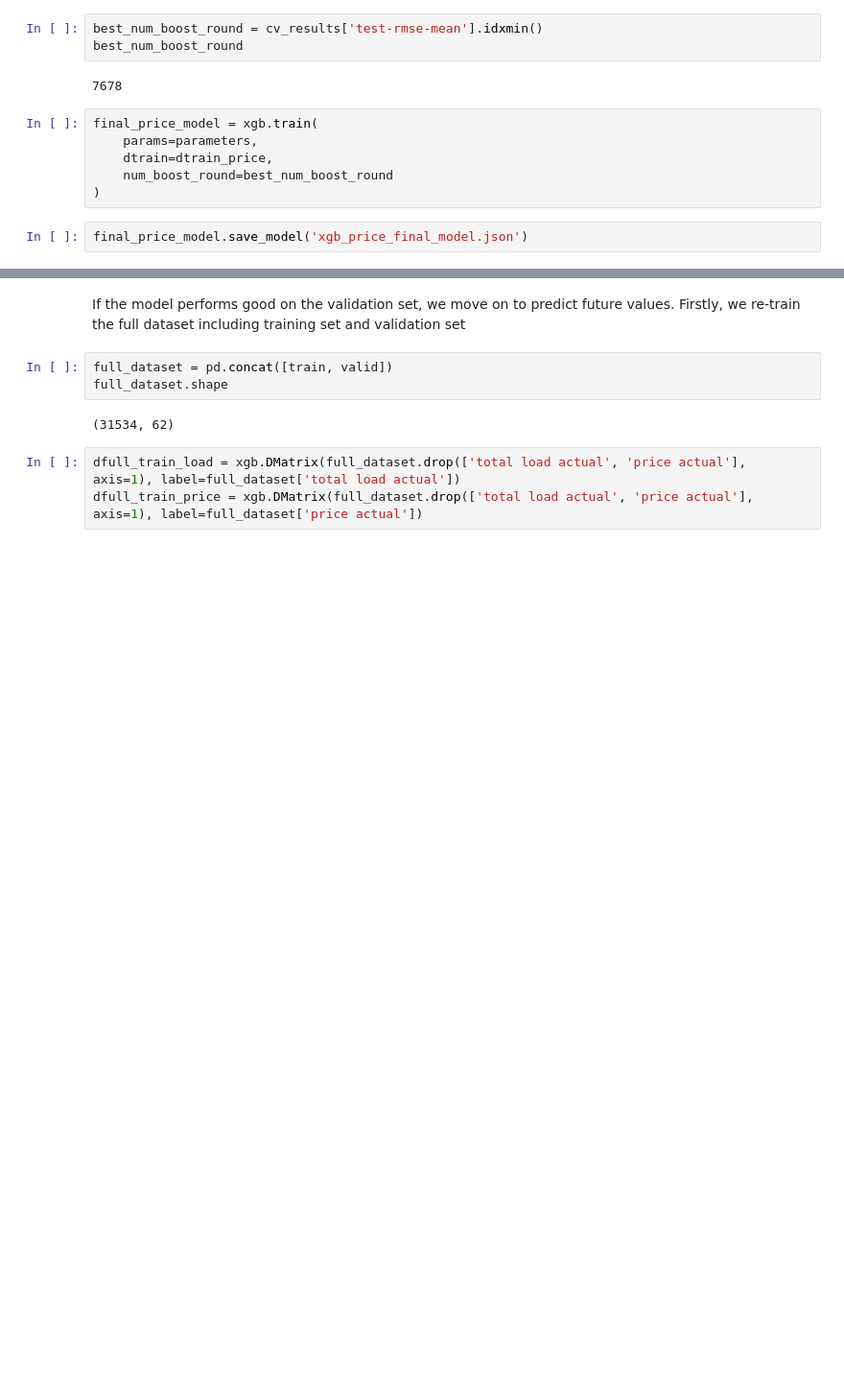
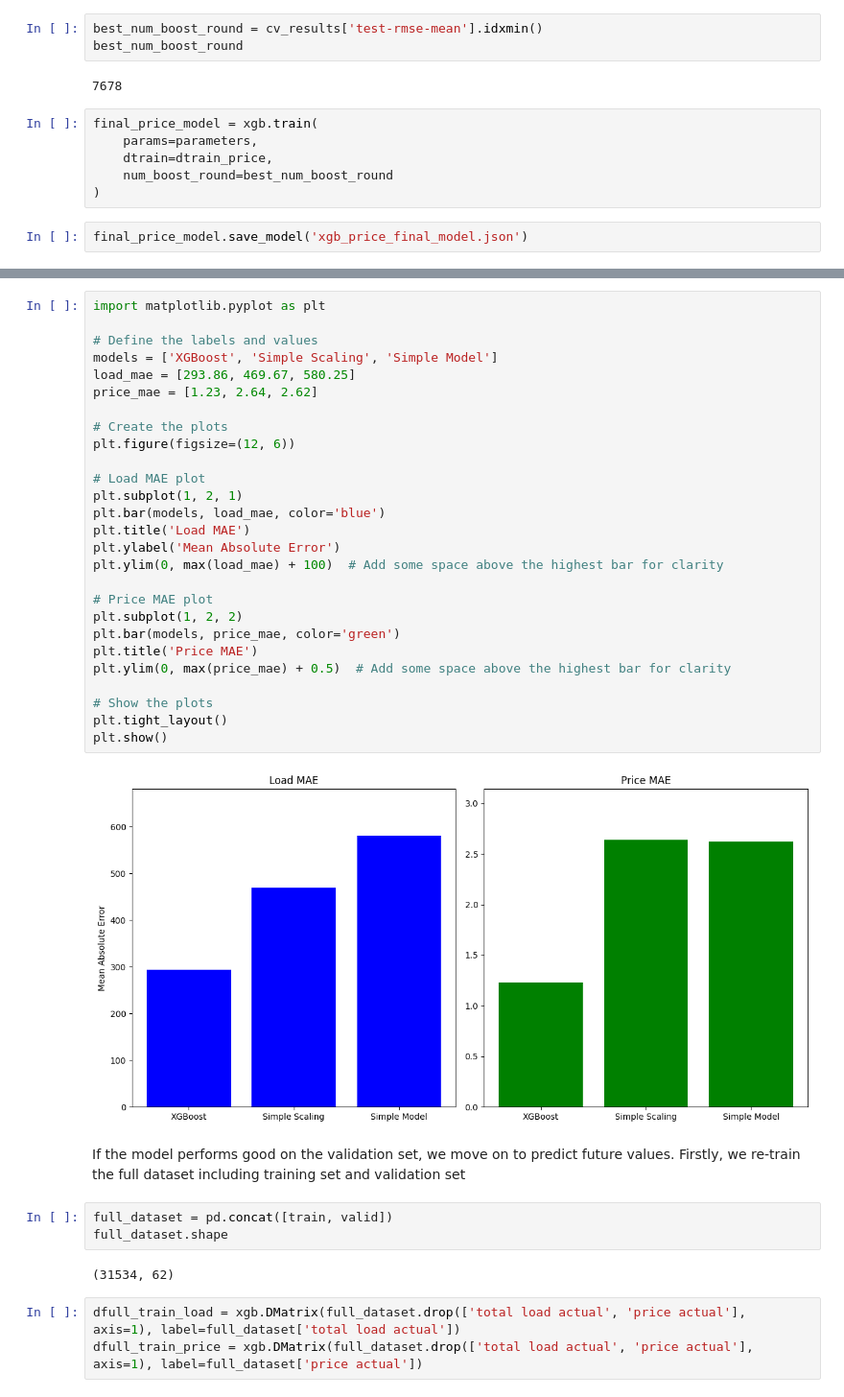
Before and after one commit to Jackson00Han/Time-Series-Training, a Jupyter notebook: Copy_of_multivariate_time_series.ipynb, the cells around one changed output, grey strips where cells are left out. Shown at 96% size. Saved outputs shown, nothing was run; the diff lists cells and outputs as text; blank space fills up the shorter version.

```diff
--- a/Copy_of_multivariate_time_series.ipynb
+++ b/Copy_of_multivariate_time_series.ipynb
@@ -1784,3 +2152,32 @@ Mean Squared Error (MSE): 2.527457554588456
+# %%
+import matplotlib.pyplot as plt
+
+# Define the labels and values
+models = ['XGBoost', 'Simple Scaling', 'Simple Model']
+load_mae = [293.86, 469.67, 580.25]
+price_mae = [1.23, 2.64, 2.62]
+
+# Create the plots
+plt.figure(figsize=(12, 6))
+
+# Load MAE plot
+plt.subplot(1, 2, 1)
+plt.bar(models, load_mae, color='blue')
+plt.title('Load MAE')
+plt.ylabel('Mean Absolute Error')
+plt.ylim(0, max(load_mae) + 100)  # Add some space above the highest bar for clarity
+
+# Price MAE plot
+plt.subplot(1, 2, 2)
+plt.bar(models, price_mae, color='green')
+plt.title('Price MAE')
+plt.ylim(0, max(price_mae) + 0.5)  # Add some space above the highest bar for clarity
+
+# Show the plots
+plt.tight_layout()
+plt.show()
+# %% [output]
+[figure, added]
 # %% [markdown]
 If the model performs good on the validation set, we move on to predict future values. Firstly, we re-train the full dataset including  training set and validation set
 # %%
```
Also changed, not shown: parts of 47 cells of this notebook.
